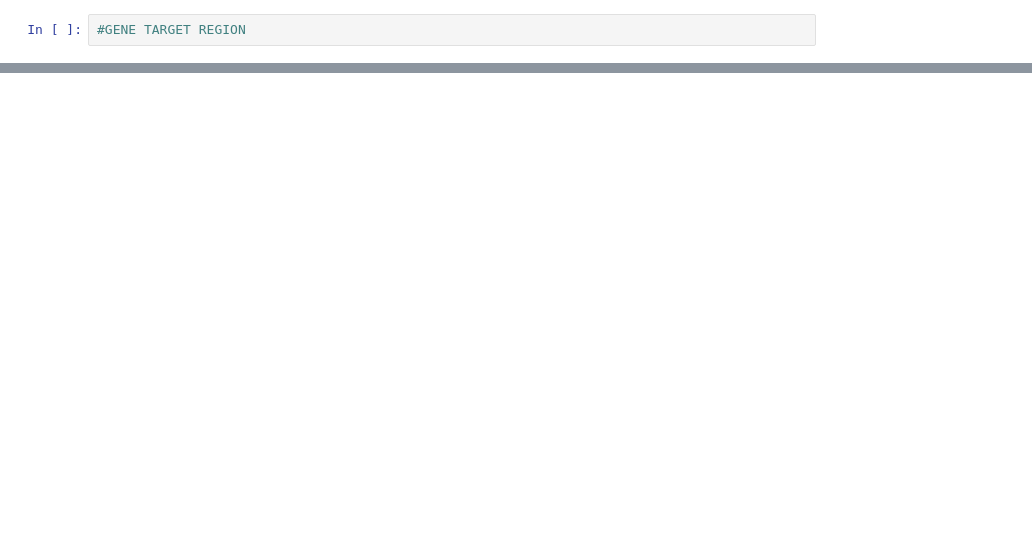
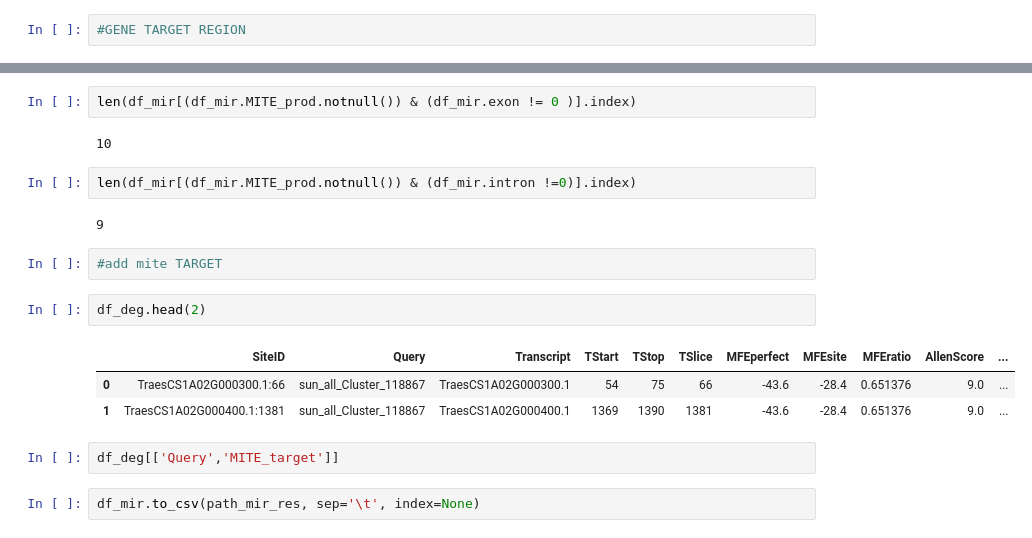
Before and after one commit to juancresc/mirna_mite, a Jupyter notebook: 2_analysis/3_merge_mir_target.ipynb, the cells around one changed output, grey strips where cells are left out. Cells and saved outputs as stored; diff of their text form; blank space fills up the shorter version.

```diff
--- a/2_analysis/3_merge_mir_target.ipynb
+++ b/2_analysis/3_merge_mir_target.ipynb
@@ -51,0 +231,20 @@ df_mir['target_five_prime'] = 0
+# %%
+len(df_mir[(df_mir.MITE_prod.notnull()) & (df_mir.exon != 0 )].index)
+# %% [output]
+10
+# %%
+len(df_mir[(df_mir.MITE_prod.notnull()) & (df_mir.intron !=0)].index)
+# %% [output]
+9
+# %%
+#add mite TARGET
+# %%
+df_deg.head(2)
+# %% [output]
+|  | SiteID | Query | Transcript | TStart | TStop | TSlice | MFEperfect | MFEsite | MFEratio | AllenScore | ... |
+| 0 | TraesCS1A02G000300.1:66 | sun_all_Cluster_118867 | TraesCS1A02G000300.1 | 54 | 75 | 66 | -43.6 | -28.4 | 0.651376 | 9.0 | ... |
+| 1 | TraesCS1A02G000400.1:1381 | sun_all_Cluster_118867 | TraesCS1A02G000400.1 | 1369 | 1390 | 1381 | -43.6 | -28.4 | 0.651376 | 9.0 | ... |
+# %%
+df_deg[['Query','MITE_target']]
+# %%
+df_mir.to_csv(path_mir_res, sep='\t', index=None)
```
Also changed, not shown: parts of 30 cells of this notebook, 3 other files.
